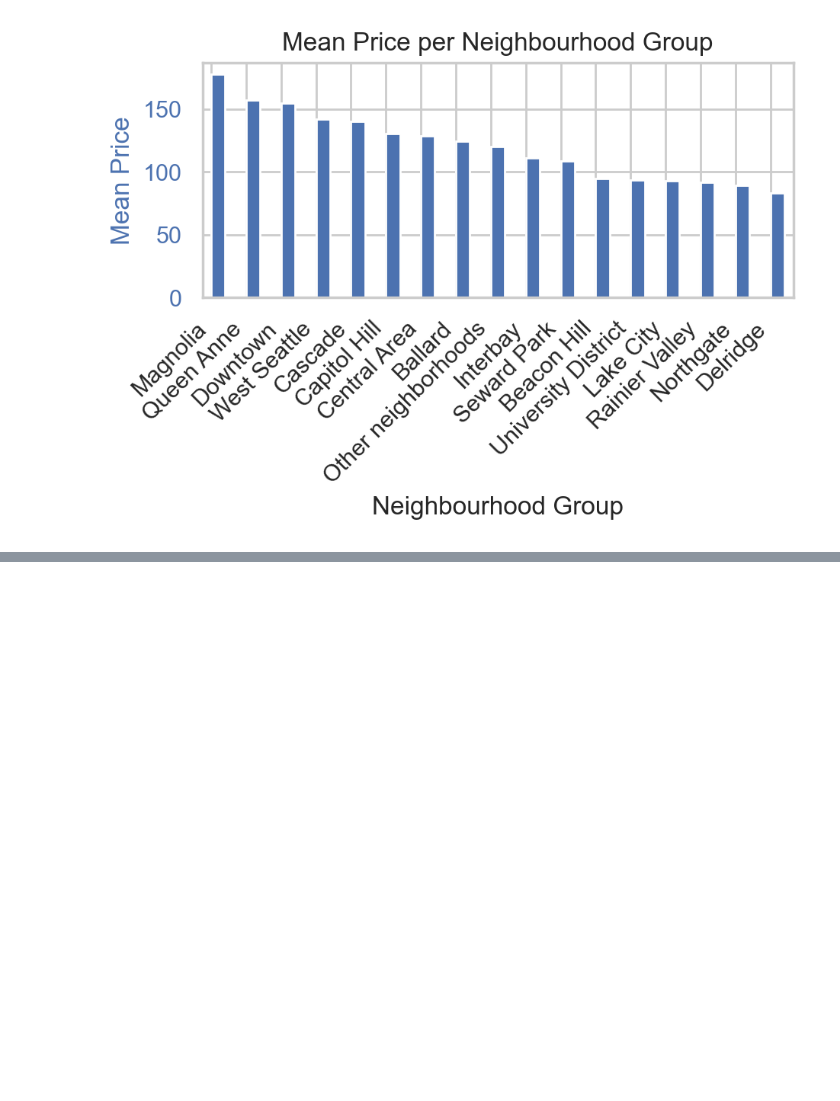
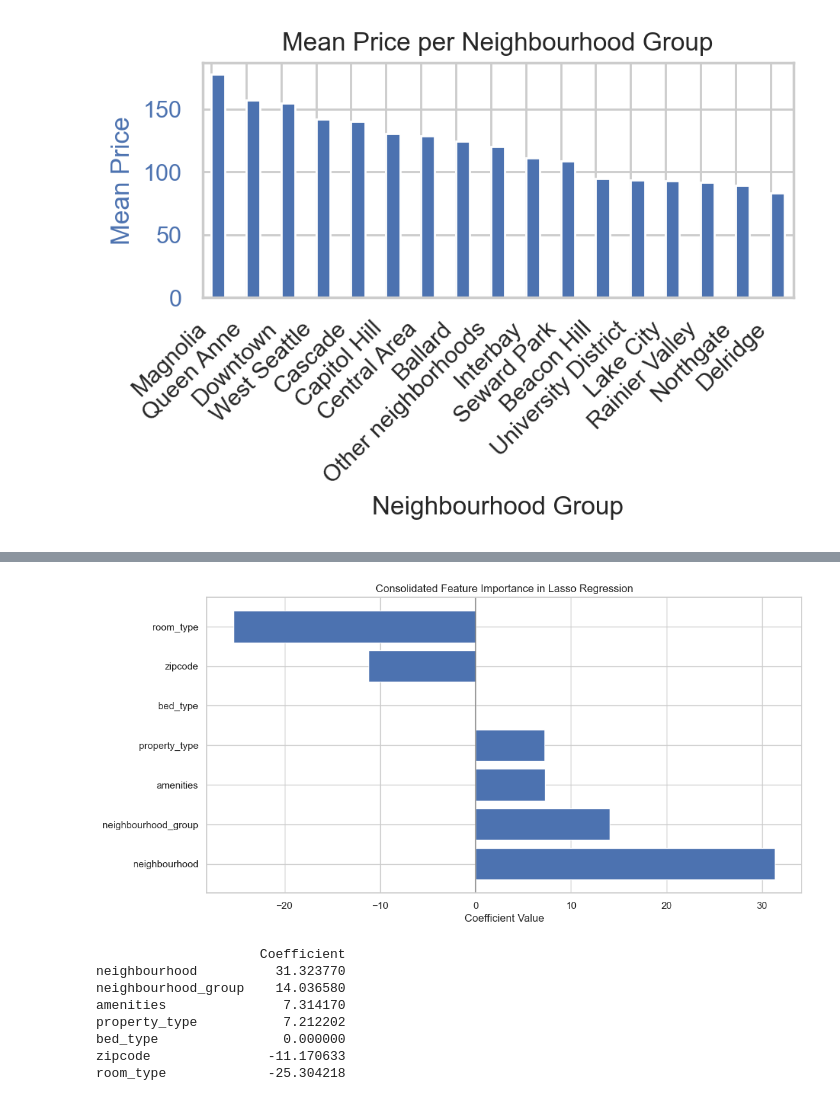
Before and after one commit to mohanadelemary/airbnb-seattle-analysis, a Jupyter notebook: airbnb-seattle-analysis.ipynb, the cells around one changed output, grey strips where cells are left out. Cells and saved outputs as stored; diff of their text form; code cells hidden in the pictures; blank space fills up the shorter version.

```diff
--- a/airbnb-seattle-analysis.ipynb
+++ b/airbnb-seattle-analysis.ipynb
@@ -801,0 +1023,18 @@ plt.show()
+# %%
+# Assuming you know which features were one-hot encoded
+one_hot_features = ['neighbourhood', 'neighbourhood_group', 'zipcode', 'property_type', 'room_type', 'bed_type','amenities'] # Add your one-hot encoded feature names here
+
+# Initialize the dictionary to store consolidated coefficients
+consolidated_coefficients = {}
+
+
+for feature in one_hot_features:
+    # Get the columns corresponding to the one-hot encoded feature
+    encoded_columns = coef_df['Feature'].str.contains(feature)  # This assumes you have retained the prefix in the encoded column names
+    # Sum the coefficients for those columns
+    consolidated_coefficients[feature] = coef_df.loc[encoded_columns, 'Coefficient'].sum()
+
+# Convert the consolidated coefficients to a DataFrame
+consolidated_df = pd.DataFrame.from_dict(consolidated_coefficients, orient='index', columns=['Coefficient'])
+
+consolidated_df.info()
@@ -801,0 +1050,25 @@ plt.show()
+# %%
+
+# Optional: Sort and plot
+consolidated_df = consolidated_df.sort_values(by='Coefficient', ascending=False)
+
+# Plot the consolidated coefficients
+plt.figure(figsize=(12, 6))
+plt.barh(consolidated_df.index, consolidated_df['Coefficient'], align='center')
+plt.xlabel('Coefficient Value')
+plt.title('Consolidated Feature Importance in Lasso Regression')
+plt.axvline(0, color='grey', lw=1)  # Add a vertical line at 0 for reference
+plt.show()
+
+# Print the consolidated coefficients for analysis
+print(consolidated_df)
+# %% [output]
+[figure, added]
+                     Coefficient
+neighbourhood          31.323770
+neighbourhood_group    14.036580
+amenities               7.314170
+property_type           7.212202
+bed_type                0.000000
+zipcode               -11.170633
+room_type             -25.304218
```
Also changed, not shown: parts of 28 cells of this notebook.
